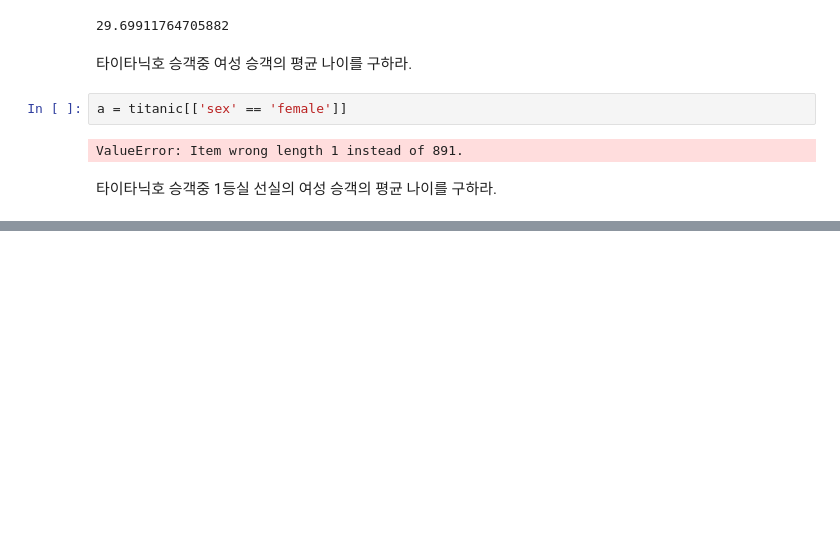
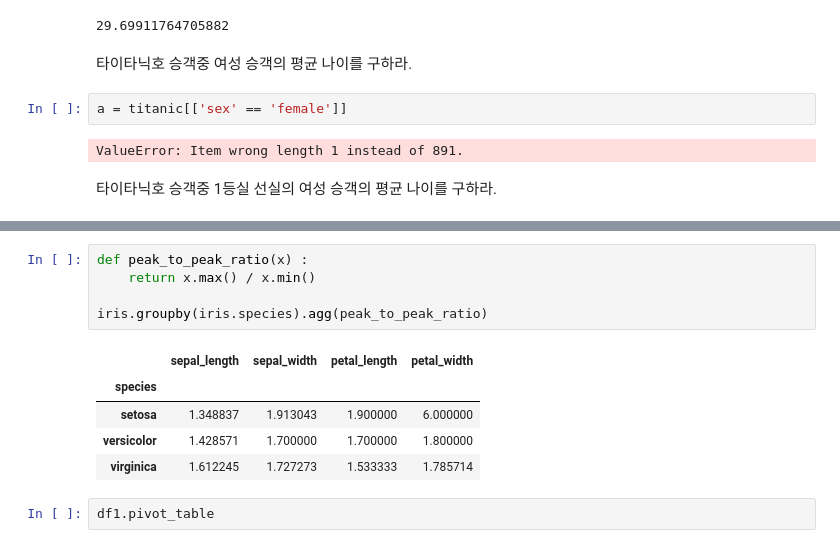
Before and after one commit to suri506/DataAnalysis, a Jupyter notebook: 02_pandas/연습문제.ipynb, the cells around one changed output, grey strips where cells are left out. Cells and saved outputs as stored; diff of their text form; blank space fills up the shorter version.

```diff
--- a/02_pandas/연습문제.ipynb
+++ b/02_pandas/연습문제.ipynb
@@ -322,0 +416,13 @@ ValueError: Item wrong length 1 instead of 891.
+# %%
+def peak_to_peak_ratio(x) :
+    return x.max() / x.min()
+
+iris.groupby(iris.species).agg(peak_to_peak_ratio)
+# %% [output]
+|  | sepal_length | sepal_width | petal_length | petal_width |
+| species |  |  |  |  |
+| setosa | 1.348837 | 1.913043 | 1.900000 | 6.000000 |
+| versicolor | 1.428571 | 1.700000 | 1.700000 | 1.800000 |
+| virginica | 1.612245 | 1.727273 | 1.533333 | 1.785714 |
+# %%
+df1.pivot_table
```
Also changed, not shown: parts of 11 cells of this notebook, 3 other files.
